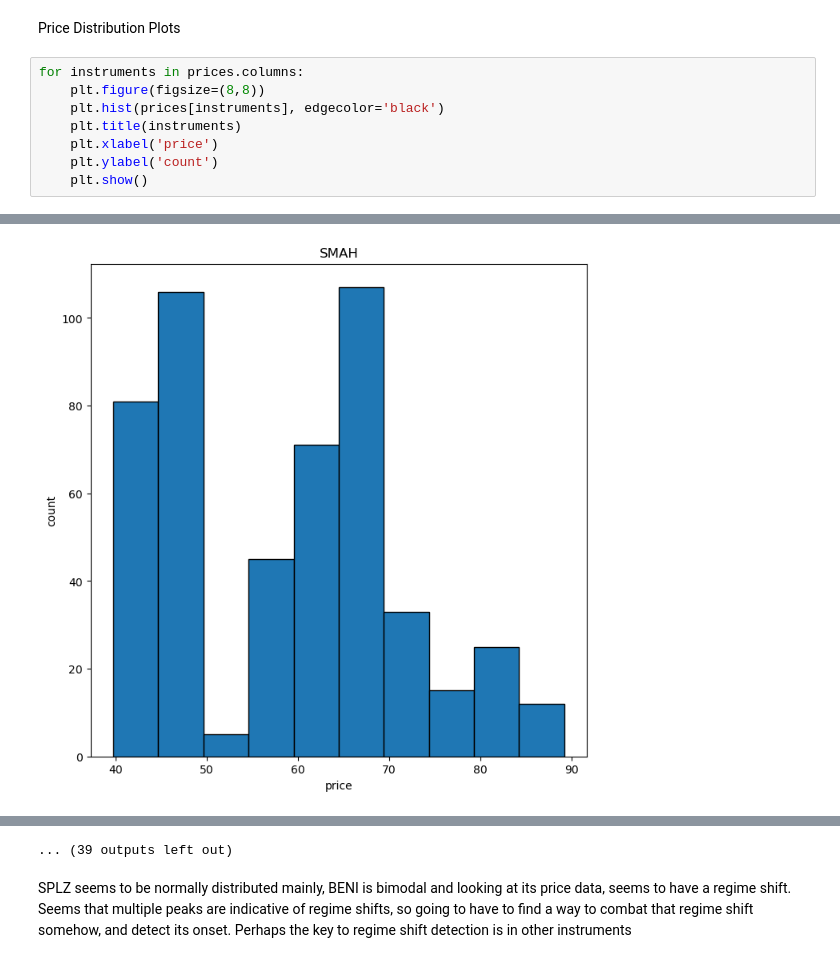
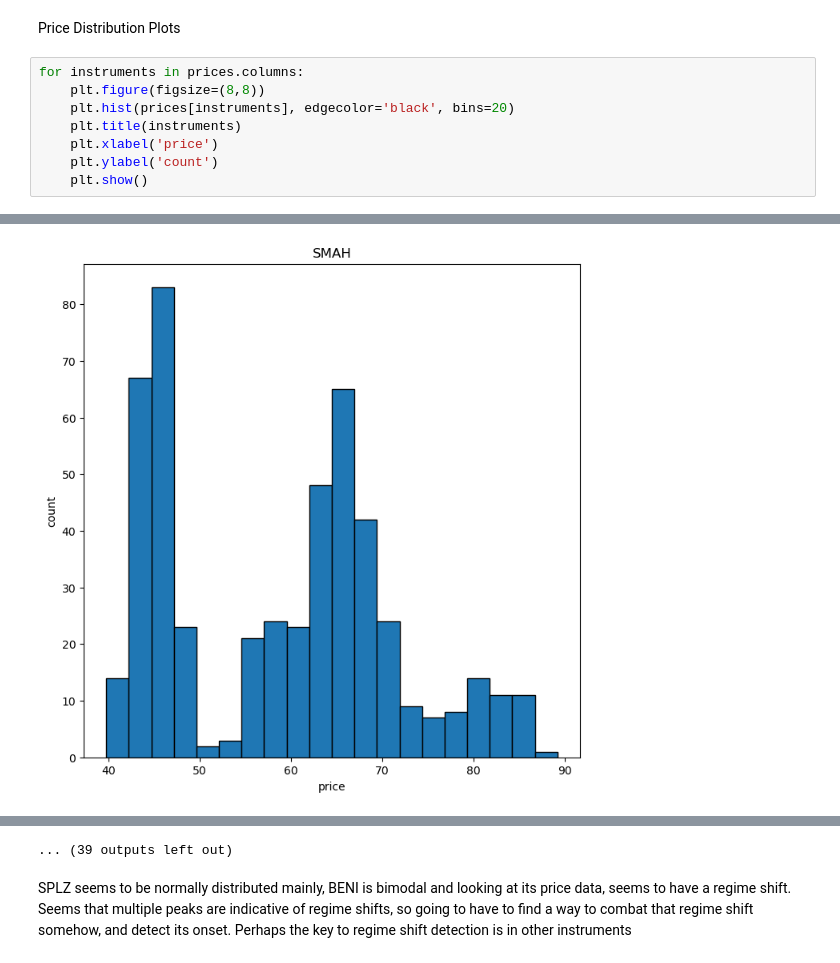
Before and after one commit to kneilkumar/SNK-Algothon, a Jupyter notebook: SIG ALGOTHON 2026/EDAS/Algothon EDA notebook.ipynb, the cells around one changed output, grey strips where cells are left out. Saved outputs shown, nothing was run; the diff lists cells and outputs as text.

```diff
--- a/SIG ALGOTHON 2026/EDAS/Algothon EDA notebook.ipynb
+++ b/SIG ALGOTHON 2026/EDAS/Algothon EDA notebook.ipynb
@@ -104,7 +116,7 @@ Price Distribution Plots
 # %%
 for instruments in prices.columns:
     plt.figure(figsize=(8,8))
-    plt.hist(prices[instruments], edgecolor='black')
+    plt.hist(prices[instruments], edgecolor='black', bins=20)
     plt.title(instruments)
     plt.xlabel('price')
     plt.ylabel('count')
@@ -123 +135 @@ for instruments in prices.columns:
-[figure, old version]
+[figure, new version]
```
Also changed, not shown: parts of 6 cells of this notebook, 8 other files.
